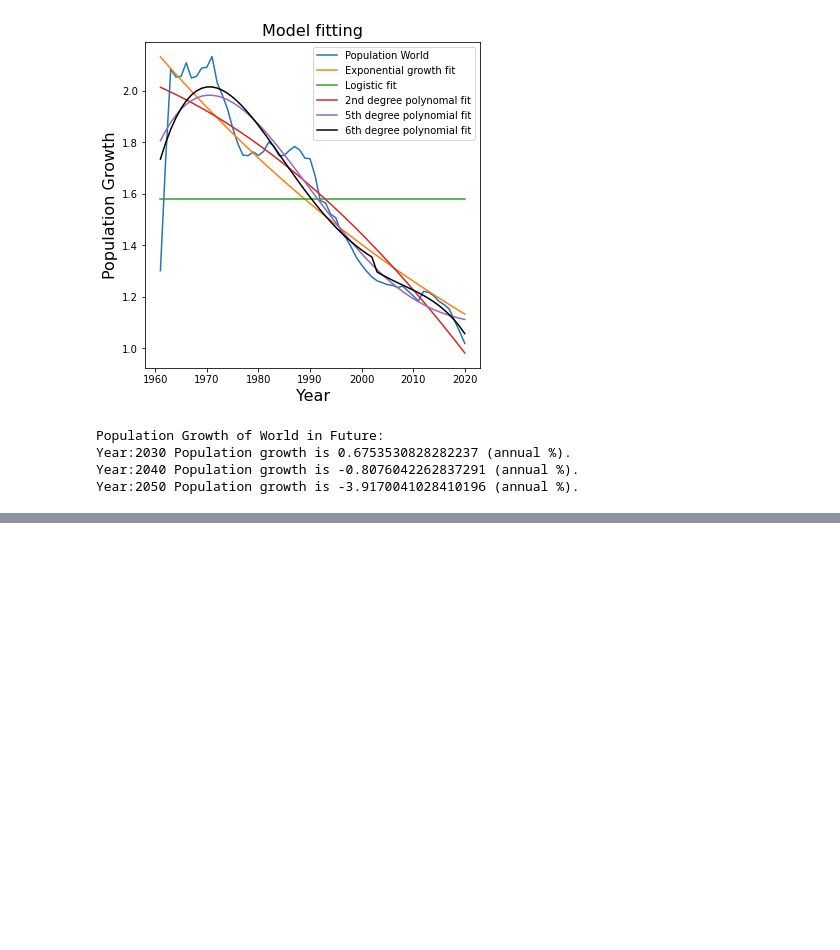
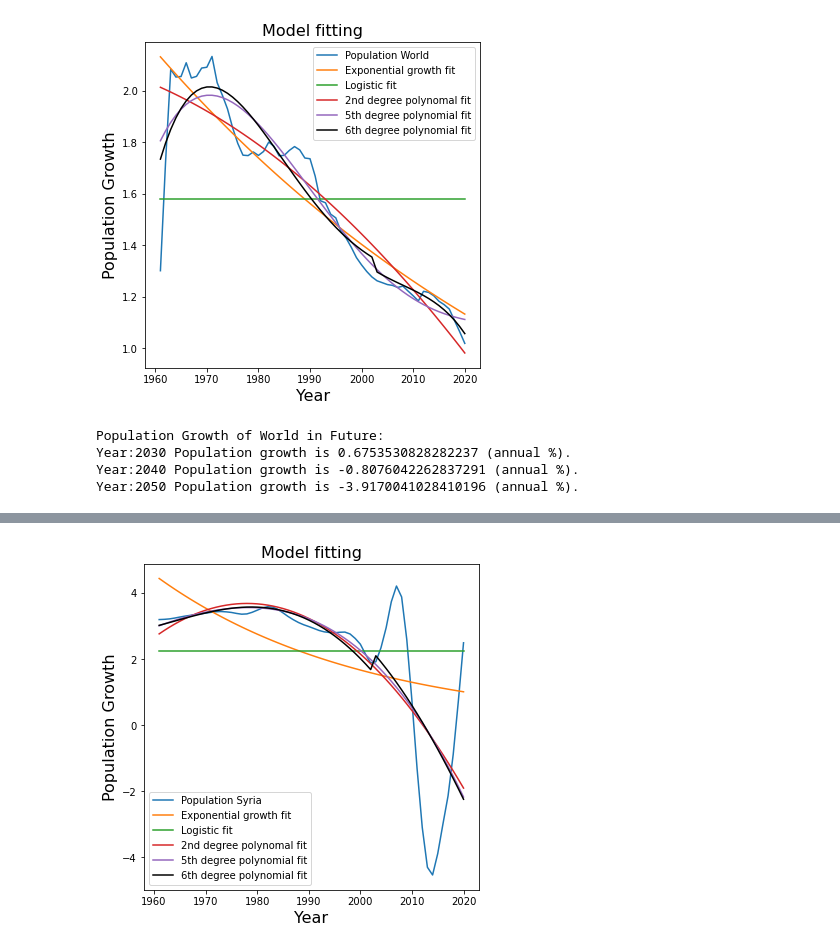
Before and after one commit to Krishnasasi21/ADS_Assignment3, a Jupyter notebook: Krishna_ADS_Assignment3.ipynb, the cells around one changed output, grey strips where cells are left out. Drawn from its saved outputs; the diff is of its cells as text; code cells hidden in the pictures; blank space fills up the shorter version.

Commit message:
Check the model fitting for different countries

```diff
--- a/Krishna_ADS_Assignment3.ipynb
+++ b/Krishna_ADS_Assignment3.ipynb
@@ -958,0 +1039,28 @@ Year:2050 Population growth is -3.9170041028410196 (annual %).
+# %%
+######################### fit exponential growth #######################################3
+popt, pcorr = opt.curve_fit(exp_growth, slt_Syria_PL_tr["Year"], slt_Syria_PL_tr["Syrian Arab Republic"],
+                            absolute_sigma=True, p0=[4e8, 0.01])
+
+slt_Syria_PL_tr["pop_exp"] = exp_growth(slt_Syria_PL_tr["Year"], *popt)
+
+########################### fit Logistics function ####################################
+popt, pcorr = opt.curve_fit(logistics, slt_Syria_PL_tr["Year"], slt_Syria_PL_tr["Syrian Arab Republic"],
+                            absolute_sigma=True,p0=(2e9, 0.05,100))
+
+slt_Syria_PL_tr["pop_logistic"] = logistics(slt_Syria_PL_tr["Year"], *popt)
+
+################### fit second degree polynomial #####################################
+popt, pcorr = opt.curve_fit(Second_degree_poly, slt_Syria_PL_tr["Year"], slt_Syria_PL_tr["Syrian Arab Republic"],
+                            absolute_sigma=True,p0=(2e9, 0.05, 2000.0))
+
+slt_Syria_PL_tr["pop_Sec_Poly"] = Second_degree_poly(slt_Syria_PL_tr["Year"], *popt)
+
+##################### fit fifth degree polynomial  #####################################
+popt, pcorr = opt.curve_fit(fifth_Degree_Polynomial, slt_Syria_PL_tr["Year"], slt_Syria_PL_tr["Syrian Arab Republic"],
+                            absolute_sigma=True)
+slt_Syria_PL_tr["pop_fifth_Poly"] = fifth_Degree_Polynomial(slt_Syria_PL_tr["Year"], *popt)
+
+##################### fit Sixth degree polynomial ######################
+popt, pcorr = opt.curve_fit(sixth_Degree_Polynomial, slt_Syria_PL_tr["Year"], slt_Syria_PL_tr["Syrian Arab Republic"],
+                            absolute_sigma=True,p0=(2e3, 0.01, 1000.0,2e3, 0.01, 100.0,2e10))
+slt_Syria_PL_tr["pop_sixth_Poly"] = sixth_Degree_Polynomial(slt_Syria_PL_tr["Year"], *popt)
@@ -958,0 +1085,16 @@ Year:2050 Population growth is -3.9170041028410196 (annual %).
+# %%
+plt.figure(figsize=(6.0,6.0))
+plt.plot(slt_Syria_PL_tr["Year"], slt_Syria_PL_tr["Syrian Arab Republic"], label="Population Syria")
+plt.plot(slt_Syria_PL_tr["Year"], slt_Syria_PL_tr["pop_exp"], label="Exponential growth fit")
+plt.plot(slt_Syria_PL_tr["Year"], slt_Syria_PL_tr["pop_logistic"], label="Logistic fit")
+plt.plot(slt_Syria_PL_tr["Year"], slt_Syria_PL_tr["pop_Sec_Poly"], label="2nd degree polynomal fit")
+plt.plot(slt_Syria_PL_tr["Year"], slt_Syria_PL_tr["pop_fifth_Poly"], label="5th degree polynomial fit")
+plt.plot(slt_Syria_PL_tr["Year"], slt_Syria_PL_tr["pop_sixth_Poly"], label="6th degree polynomial fit", c="black")
+
+plt.legend()
+plt.title("Model fitting",fontsize=16)
+plt.xlabel("Year",fontsize=16)
+plt.ylabel("Population Growth",fontsize=16)
+plt.show()
+# %% [output]
+[figure, added]
```
Also changed, not shown: parts of 6 cells of this notebook.
